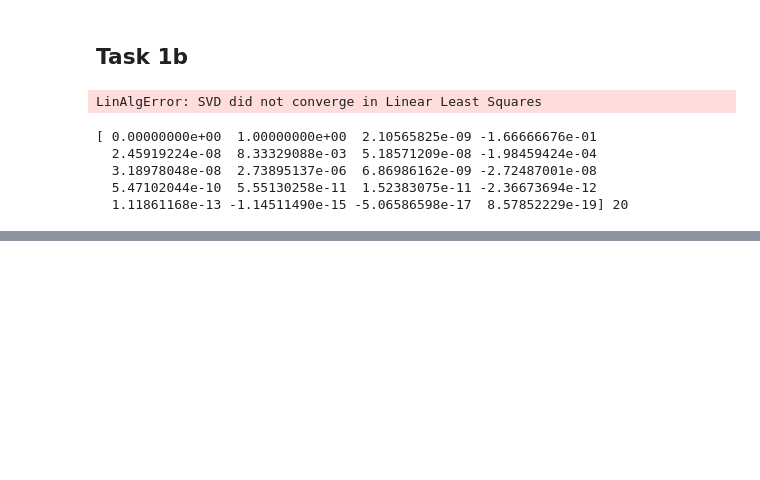
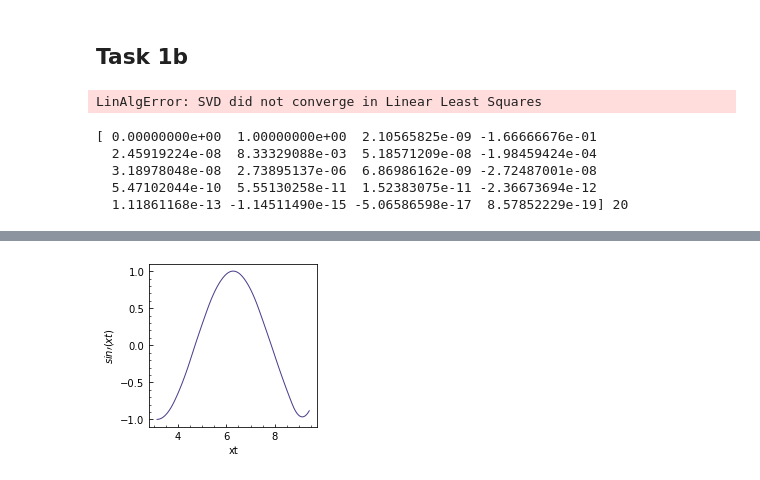
Before and after one commit to sadiess/a211w20, a Jupyter notebook: SeddonStettler_HW02.ipynb, the cells around one changed output, grey strips where cells are left out. Cells and saved outputs as stored; diff of their text form; code cells hidden in the pictures; blank space fills up the shorter version.

```diff
--- a/SeddonStettler_HW02.ipynb
+++ b/SeddonStettler_HW02.ipynb
@@ -83,0 +177,5 @@ plot_line_points(lkt, poly_int, xlabel=r'$x$', ylabel=r'$f(x)$', figsize=4)
+# %%
+plot_line_points(xtest, sinxp,
+                 xlabel=r'xt', ylabel=r'$sin\prime(xt)$', figsize=3)
+# %% [output]
+[figure, added]
```
Also changed, not shown: parts of 18 cells of this notebook.
